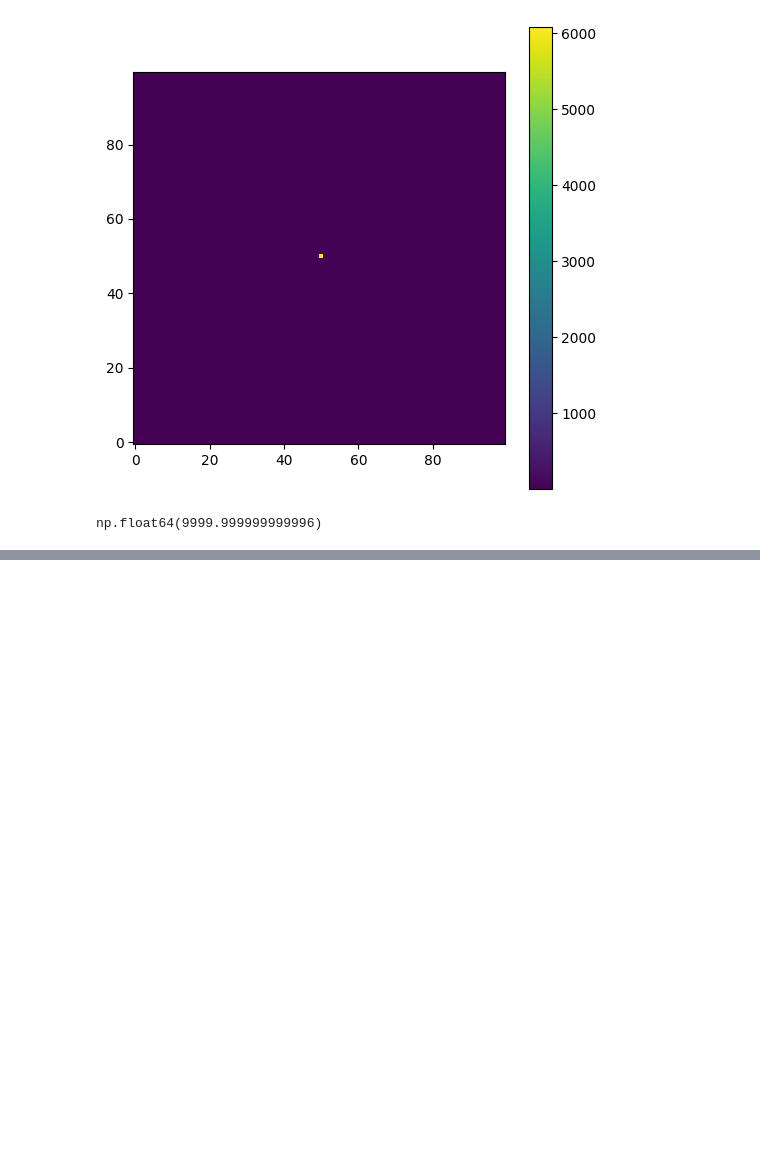
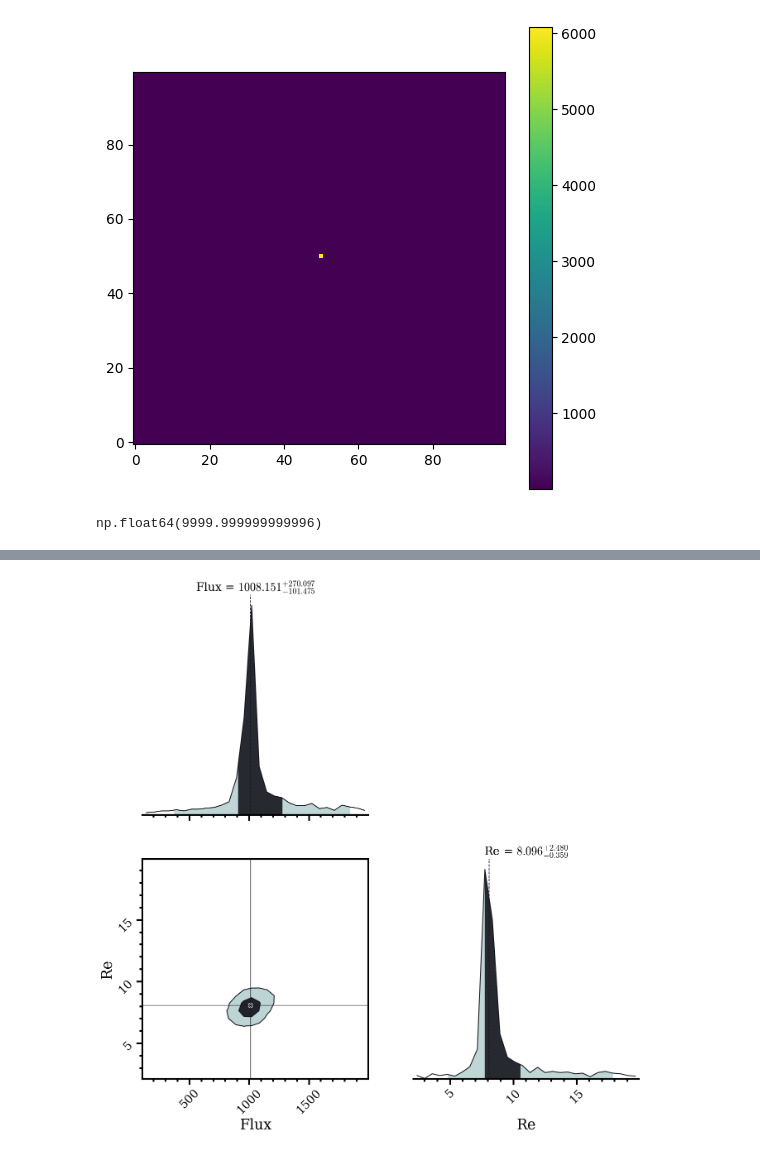
Before and after one commit to carlocannarozzophd/BayMorph, a Jupyter notebook: notebooks/01_single_sersic_fit.ipynb, the cells around one changed output, grey strips where cells are left out. Drawn from its saved outputs; the diff is of its cells as text; code cells hidden in the pictures; blank space fills up the shorter version.

Commit message:
Add centralized plotting framework

```diff
--- a/notebooks/01_single_sersic_fit.ipynb
+++ b/notebooks/01_single_sersic_fit.ipynb
@@ -206,0 +209,11 @@ fig, ax = plot_2d_samples(
+# %%
+samples = result_2d.samples.T
+
+fig, ax_grid, params = corner_plot(
+    samples,
+    parameter_labels=["Flux", "Re"],
+    bins=30,
+    write_medians=True,
+)
+# %% [output]
+[figure, added]
```
Also changed, not shown: parts of 10 cells of this notebook, 6 other files.
